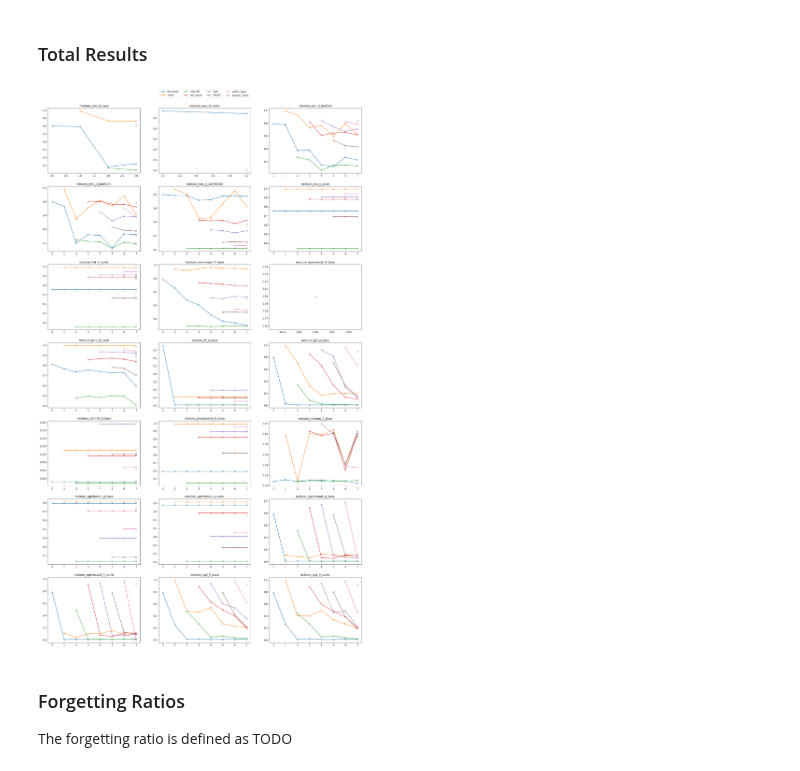
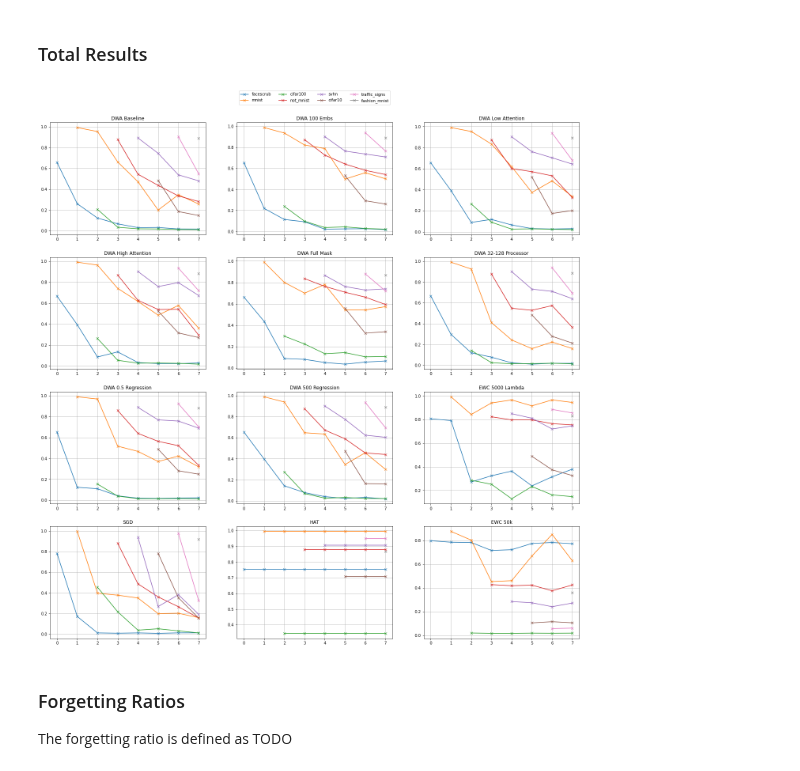
Before and after one commit to felixnext/dwa, a Jupyter notebook: plot_results.ipynb, the cells around one changed output. Saved outputs shown, nothing was run; the diff lists cells and outputs as text; code cells hidden in the pictures.

Commit message:
Feat: Updated default params based on grid-search / added new experiments for scan

```diff
--- a/plot_results.ipynb
+++ b/plot_results.ipynb
@@ -13,7 +13,7 @@ import pickle
 from glob import glob
 import matplotlib.pyplot as plt
 
-folder = "/data/research/dwa"
+folder = "/data/research/dwa_test"
 # %%
 # load logs
 logs = {}
@@ -64,31 +64,41 @@ Plots results and relevant forgetting ratios
 # %%
 # define a name map (defines which objects should be loaded)
 exp_map = {
-    "mixture_lfl_0_base": "LfL",
-    "mixture_lwf_0_base": "LwF"
+    "mixture_dwa_0_base": "DWA Baseline",
+    "mixture_dwa_0_emb100": "DWA 100 Embs",
+    "mixture_dwa_0_exp_low_att": "DWA Low Attention [1,0.1]",
+    "mixture_dwa_0_exp_high_att": "DWA High Attention [1,100]",
+    "mixture_dwa_0_no_comb": "DWA Full Mask",
+    "mixture_dwa_0_proc32-128": "DWA 32-128 Processor",
+    "mixture_dwa_0_reg05": "DWA 0.5 Regression",
+    "mixture_dwa_0_reg500": "DWA 500 Regression",
+    "mixture_ewc_0_lam5000": "EWC 5000 Lambda",
+    "mixture_sgd_0_base": "SGD",
+    "mixture_hat_0_base": "HAT",
+    "mixture_ewc_0_lam50000": "EWC 50k"
 }
 # alternative: pass all names as is (debug)
-exp_map = dict(zip(results.keys(), results.keys()))
+#exp_map = dict(zip(results.keys(), results.keys()))
 # %% [markdown]
 ### Total Results
 # %%
 # Plot outcomes
 rows = 3
 cols = int(np.ceil(len(exp_map) / rows))
 fig, axs = plt.subplots(cols, rows, figsize=(8 * rows, 6 * cols))
 pos = 0
 fltaxs = axs.flatten()
 for exp in exp_map:
     ax = fltaxs[pos]
     pos += 1
 
-    results[exp].replace(0, np.NaN).plot.line(marker="x", title=exp_map[exp], ax=ax, legend=None)
+    results[exp].replace(0, np.NaN).plot.line(marker="x", title=exp_map[exp], ax=ax, legend=None, grid=True)
 
 # generate labels and plot
 fltaxs[min(rows // 2, len(exp_map) -1)].legend(loc='upper center', bbox_to_anchor=(0.5, 1.3), ncol=4)
 plt.show()
 # %% [output]
-[figure, old version]
+[figure, new version]
 # %% [markdown]
 ### Forgetting Ratios
 
```
Also changed, not shown: parts of 6 cells of this notebook, 5 other files.
